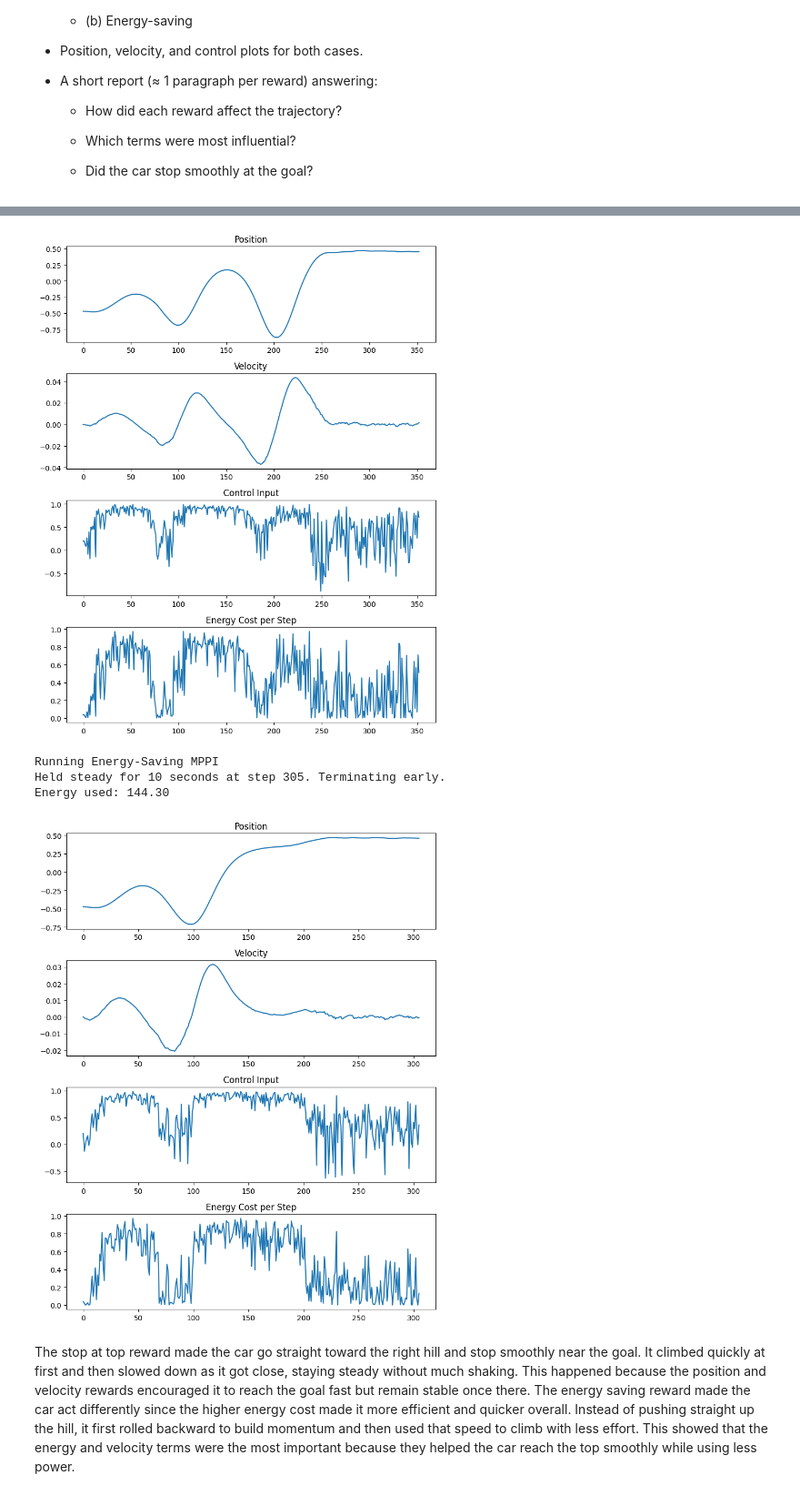
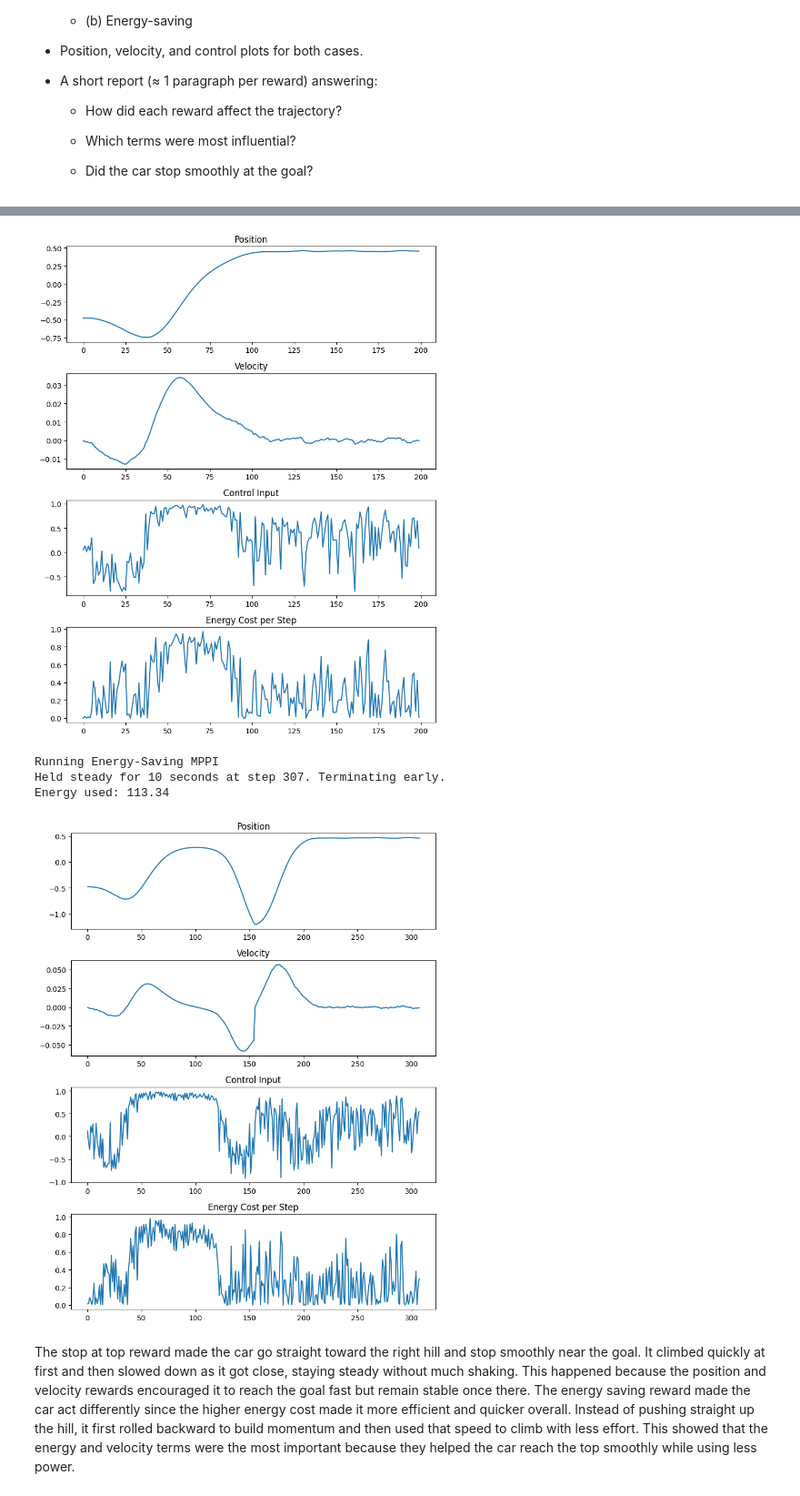
Before and after one commit to TongshuWu1/RL_CSE337_TonyWu, a Jupyter notebook: lab9_mountain_optimal.ipynb, the cells around one changed output, grey strips where cells are left out. Shown at 91% size. Saved outputs shown, nothing was run; the diff lists cells and outputs as text; code cells hidden in the pictures.

```diff
--- a/lab9_mountain_optimal.ipynb
+++ b/lab9_mountain_optimal.ipynb
@@ -528,7 +528,7 @@ if not hasattr(np, 'bool8'):
     np.bool8 = np.bool_
 
 CONFIG = dict(
-    horizon = 60,
+    horizon = 80,
     k = 256,
     sigma = 0.6,
     lam = 1.0,
@@ -655,7 +659,7 @@ Energy used: 162.06
-[figure, old version]
+[figure, new version]
-Running Energy-Saving MPPI
-Held steady for 10 seconds at step 305. Terminating early.
-Energy used: 144.30
+Running Energy-Saving MPPI
+Held steady for 10 seconds at step 307. Terminating early.
+Energy used: 113.34
-[figure, old version]
+[figure, new version]
 # %% [markdown]
 The stop at top reward made the car go straight toward the right hill and stop smoothly near the goal. It climbed quickly at first and then slowed down as it got close, staying steady without much shaking. This happened because the position and velocity rewards encouraged it to reach the goal fast but remain stable once there. The energy saving reward made the car act differently since the higher energy cost made it more efficient and quicker overall. Instead of pushing straight up the hill, it first rolled backward to build momentum and then used that speed to climb with less effort. This showed that the energy and velocity terms were the most important because they helped the car reach the top smoothly while using less power.
```
Also changed, not shown: parts of 1 cell of this notebook, 3 other files.
